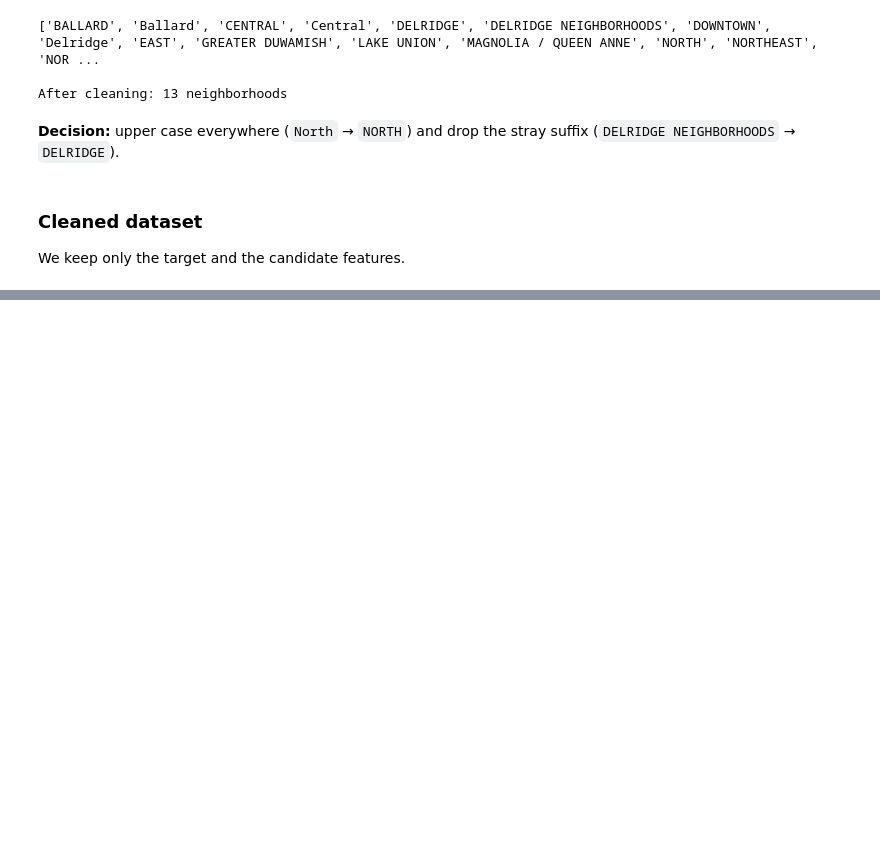
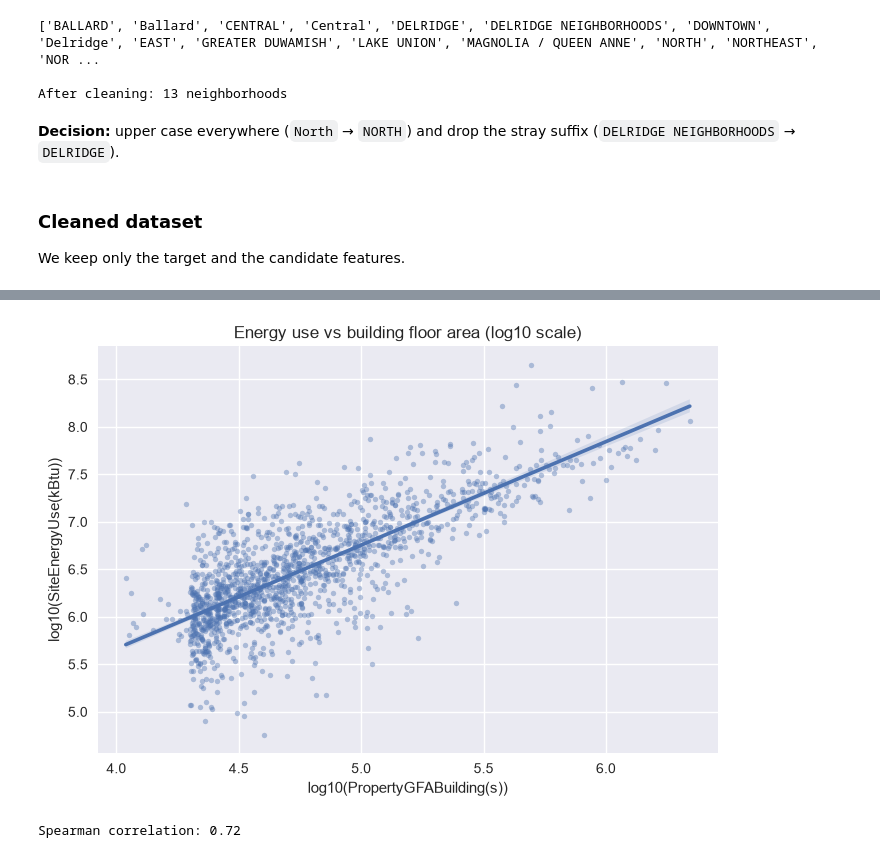
Before and after one commit to dapitch666/oc-p03-seattle-building-energy, a Jupyter notebook: notebooks/01_eda.ipynb, the cells around one changed output, grey strips where cells are left out. Drawn from its saved outputs; the diff is of its cells as text; code cells hidden in the pictures; blank space fills up the shorter version.

```diff
--- a/notebooks/01_eda.ipynb
+++ b/notebooks/01_eda.ipynb
@@ -496,0 +595,28 @@ dtype: int64
+# %%
+AREA = "PropertyGFABuilding(s)"
+
+log_data = pd.DataFrame(
+    {
+        f"log10({AREA})": np.log10(df[AREA]),
+        f"log10({TARGET})": np.log10(df[TARGET]),
+    }
+)
+
+fig, ax = plt.subplots(figsize=(7, 5))
+sns.regplot(
+    data=log_data,
+    x=log_data.columns[0],
+    y=log_data.columns[1],
+    scatter_kws={"s": 15, "alpha": 0.4},
+    ax=ax,
+)
+ax.set_title("Energy use vs building floor area (log10 scale)")
+plt.tight_layout()
+plt.show()
+
+print(
+    f"Spearman correlation: {log_data[log_data.columns[0]].corr(log_data[log_data.columns[1]], method='spearman'):.2f}"
+)
+# %% [output]
+[figure, added]
+Spearman correlation: 0.72
```
Also changed, not shown: parts of 29 cells of this notebook.
